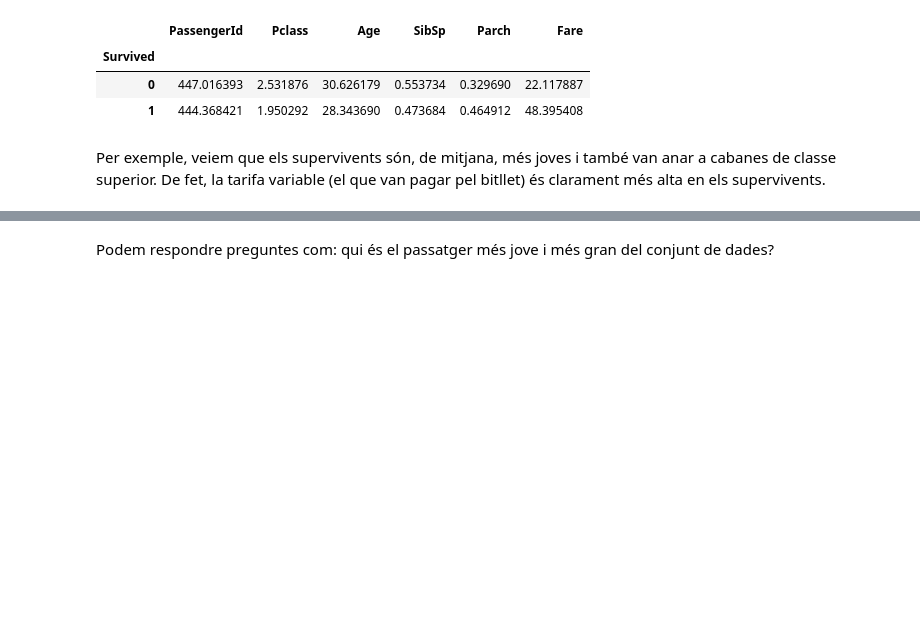
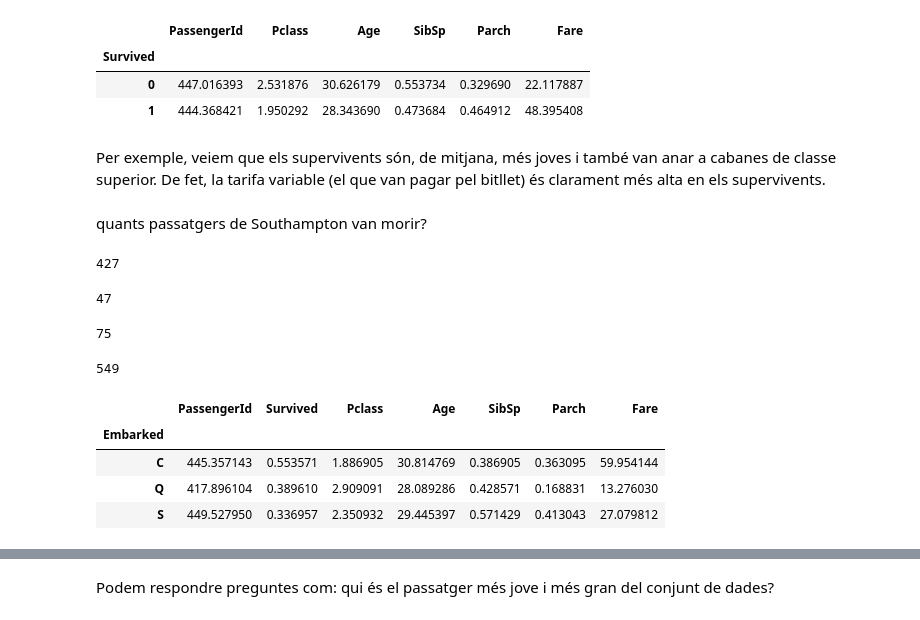
Before and after one commit to raulbenitez/introAI_ICE, a Jupyter notebook: Tema1_Exploració_dades.ipynb, the cells around one changed output, grey strips where cells are left out. Saved outputs shown, nothing was run; the diff lists cells and outputs as text; code cells hidden in the pictures; blank space fills up the shorter version.

```diff
--- a/Tema1_Exploració_dades.ipynb
+++ b/Tema1_Exploració_dades.ipynb
@@ -426,3 +452,29 @@ df1_agrupats.mean()
 | 1 | 444.368421 | 1.950292 | 28.343690 | 0.473684 | 0.464912 | 48.395408 |
 # %% [markdown]
 Per exemple, veiem que els supervivents són, de mitjana, més joves i també van anar a cabanes de classe superior. De fet, la tarifa variable (el que van pagar pel bitllet) és clarament més alta en els supervivents.
+# %% [markdown]
+quants passatgers de Southampton van morir?
+# %%
+df1.loc[(df1['Survived']==0)&(df1['Embarked']=='S')].shape[0]
+# %% [output]
+427
+# %%
+df1.loc[(df1['Survived']==0)&(df1['Embarked']=='Q')].shape[0]
+# %% [output]
+47
+# %%
+df1.loc[(df1['Survived']==0)&(df1['Embarked']=='C')].shape[0]
+# %% [output]
+75
+# %%
+427+47+75
+# %% [output]
+549
+# %%
+df1.groupby(by=['Embarked']).mean()
+# %% [output]
+|  | PassengerId | Survived | Pclass | Age | SibSp | Parch | Fare |
+| Embarked |  |  |  |  |  |  |  |
+| C | 445.357143 | 0.553571 | 1.886905 | 30.814769 | 0.386905 | 0.363095 | 59.954144 |
+| Q | 417.896104 | 0.389610 | 2.909091 | 28.089286 | 0.428571 | 0.168831 | 13.276030 |
+| S | 449.527950 | 0.336957 | 2.350932 | 29.445397 | 0.571429 | 0.413043 | 27.079812 |
```
Also changed, not shown: parts of 26 cells of this notebook.
